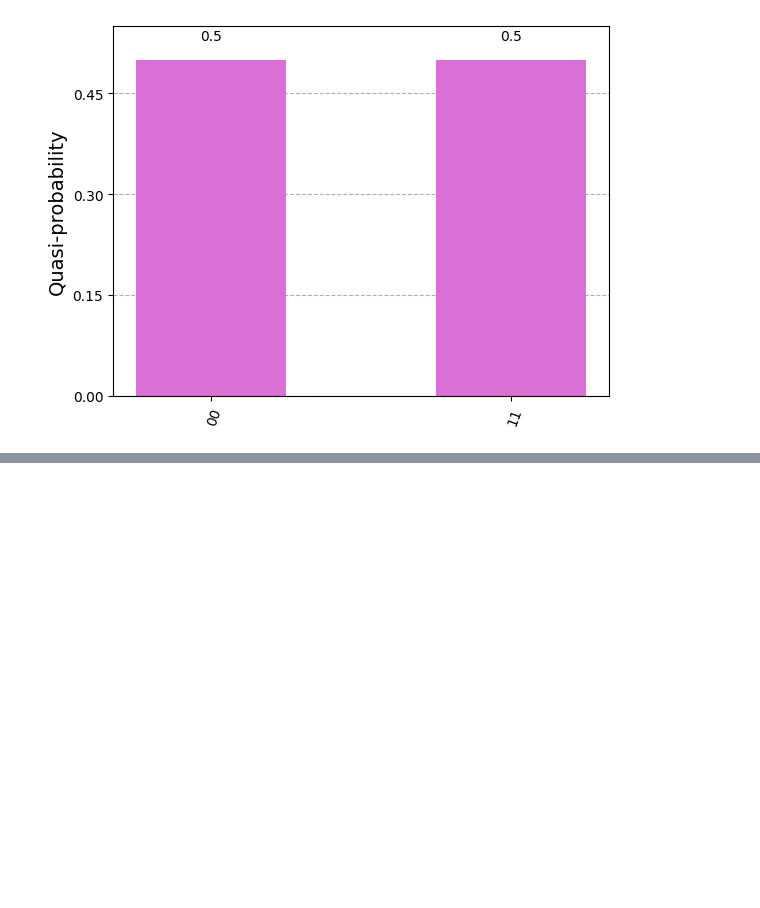
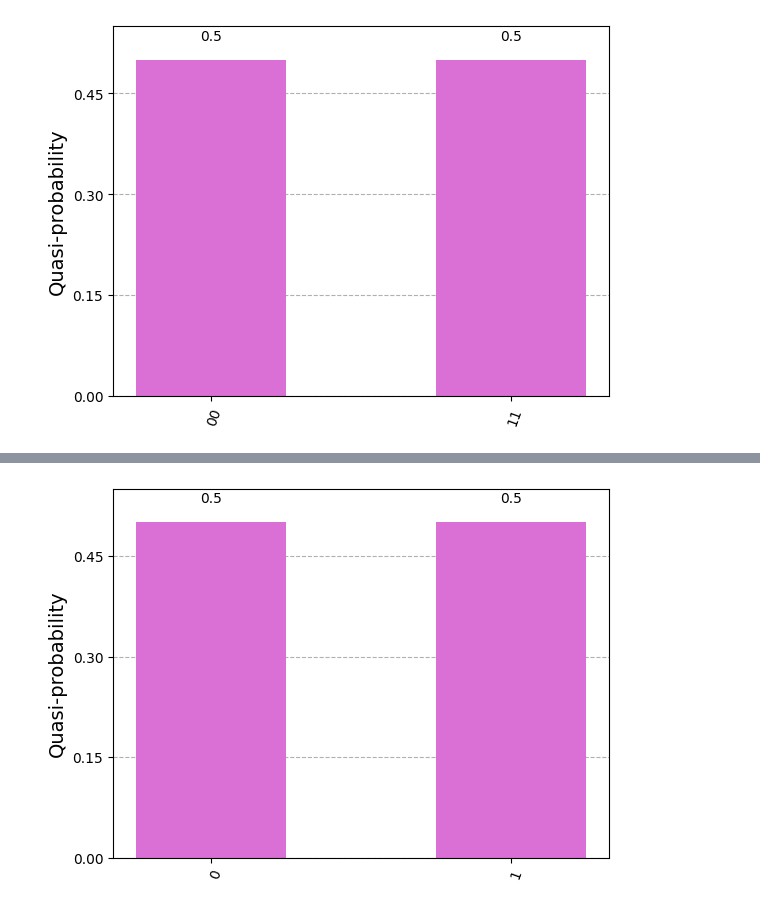
Before and after one commit to shiladityasarkar/QuantumComputing, a Jupyter notebook: 2348556_lab4.ipynb, the cells around one changed output, grey strips where cells are left out. Drawn from its saved outputs; the diff is of its cells as text; code cells hidden in the pictures; blank space fills up the shorter version.

```diff
--- a/2348556_lab4.ipynb
+++ b/2348556_lab4.ipynb
@@ -128,0 +114,8 @@ QiskitError: 'Some classical bits are not used for measurements. the number of c
+# %%
+sampler = Sampler()
+job = sampler.run(qc)
+result = job.result()
+counts = result.quasi_dists[0].nearest_probability_distribution()
+plot_histogram(counts, color='orchid')
+# %% [output]
+[figure, added]
```
Also changed, not shown: parts of 17 cells of this notebook.
